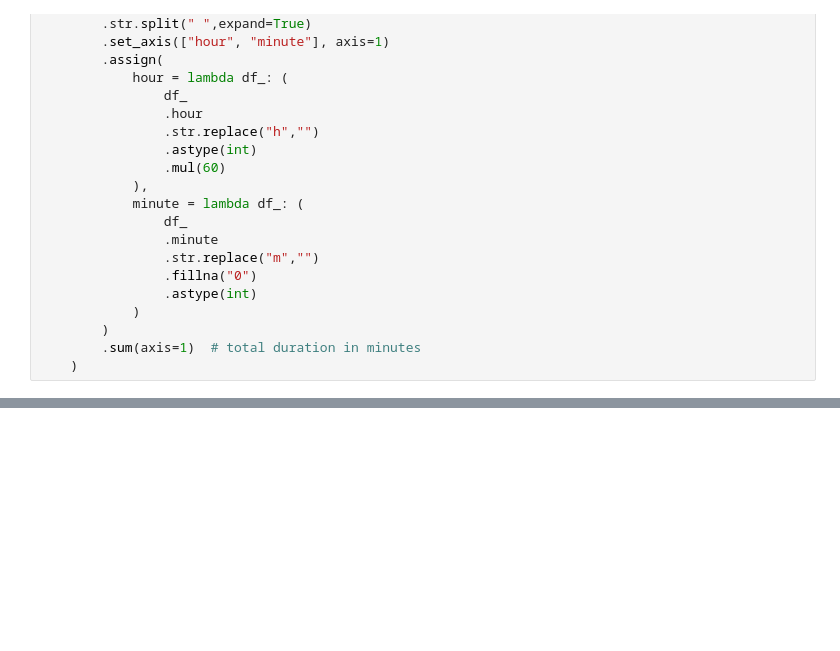
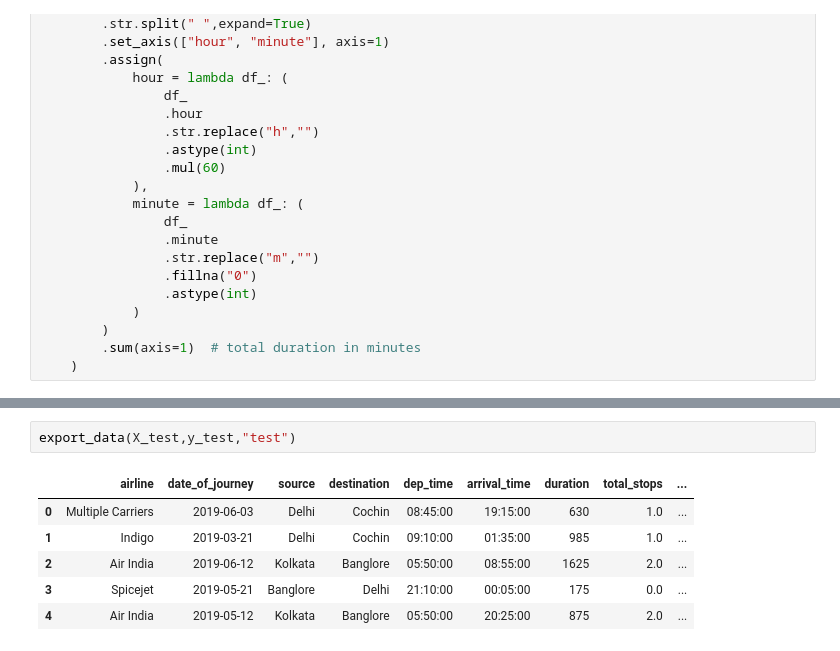
Before and after one commit to Ayush7896/flight-prices-sagemaker, a Jupyter notebook: notebooks/data-cleaning.ipynb, the cells around one changed output, grey strips where cells are left out. Cells and saved outputs as stored; diff of their text form; blank space fills up the shorter version.

```diff
--- a/notebooks/data-cleaning.ipynb
+++ b/notebooks/data-cleaning.ipynb
@@ -568,0 +608,9 @@ flights_cleaned
+# %%
+export_data(X_test,y_test,"test")
+# %% [output]
+|  | airline | date_of_journey | source | destination | dep_time | arrival_time | duration | total_stops | ... |
+| 0 | Multiple Carriers | 2019-06-03 | Delhi | Cochin | 08:45:00 | 19:15:00 | 630 | 1.0 | ... |
+| 1 | Indigo | 2019-03-21 | Delhi | Cochin | 09:10:00 | 01:35:00 | 985 | 1.0 | ... |
+| 2 | Air India | 2019-06-12 | Kolkata | Banglore | 05:50:00 | 08:55:00 | 1625 | 2.0 | ... |
+| 3 | Spicejet | 2019-05-21 | Banglore | Delhi | 21:10:00 | 00:05:00 | 175 | 0.0 | ... |
+| 4 | Air India | 2019-05-12 | Kolkata | Banglore | 05:50:00 | 20:25:00 | 875 | 2.0 | ... |
```
Also changed, not shown: parts of 11 cells of this notebook.
